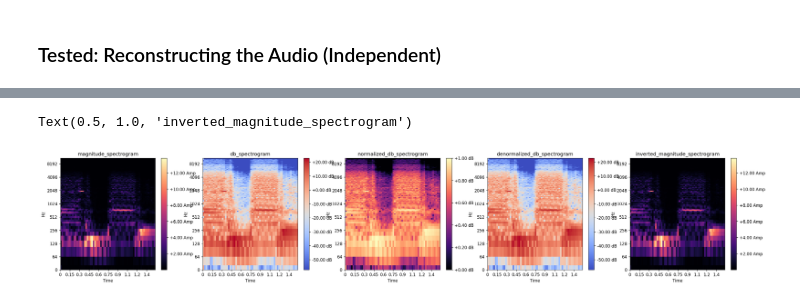
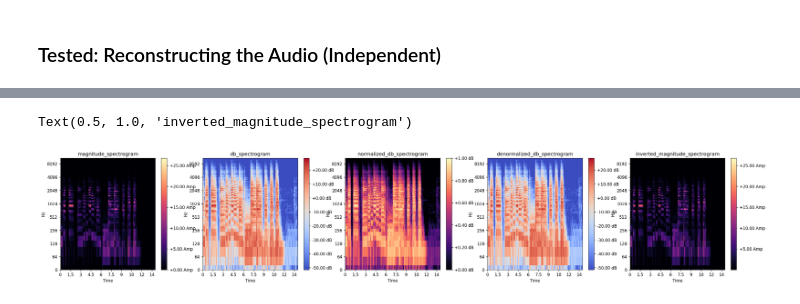
Before and after one commit to PratikStar/google-colab, a Jupyter notebook: 1_2_Create_Audio_Spectrogram_(Windowed_version)_LATEST.ipynb, the cells around one changed output, grey strips where cells are left out. Cells and saved outputs as stored; diff of their text form; code cells hidden in the pictures.

Commit message:
istft gold

```diff
--- a/1_2_Create_Audio_Spectrogram_(Windowed_version)_LATEST.ipynb
+++ b/1_2_Create_Audio_Spectrogram_(Windowed_version)_LATEST.ipynb
@@ -42,9 +42,11 @@ import matplotlib.pyplot as plt
 import inspect
 import soundfile as sf
 import math
+import sys
+
 
 SHOW_LOGS = True
-LOG_LEVEL = 1 # {1-6} High Value -> High verbosity
+LOG_LEVEL = 5 # {1-6} High Value -> High verbosity
 
 def log(logline, log_level = 1):
     if SHOW_LOGS and log_level <= LOG_LEVEL:
@@ -64,6 +66,7 @@ class Loader:
         self.mono = mono
         self.signal = None
         Utils._create_folder_if_it_doesnt_exist(audio_segments_save_dir)
+        self.audio_segments_save_dir = audio_segments_save_dir
 
     def load(self, file_path):
         self.signal = librosa.load(file_path,
@@ -78,7 +81,7 @@ class Loader:
         log("Raw signal: " + str(self.signal), 6)
         return self.signal
     def save(self, filepath):
-        sf.write(filepath, self.signal, self.sample_rate)
+        sf.write(os.path.join(self.audio_segments_save_dir, filepath), self.signal, self.sample_rate)
 
 
 class Padder:
@@ -117,8 +120,9 @@ class LogSpectrogramExtractor:
                             hop_length=self.hop_length)[:-1]
         log("Shape of stft: " + str(stft.shape), 2)
         spectrogram = np.abs(stft) # https://librosa.org/doc/main/generated/librosa.stft.html abs gives the magnitude
+        phases = np.angle(stft)
         log_spectrogram = librosa.amplitude_to_db(spectrogram)
-        return log_spectrogram
+        return log_spectrogram, phases
 
 class FeatureExtractor:
     """ Extracts some features like Clip ID and Passage ID"""
@@ -294,7 +298,7 @@ class PreprocessingPipeline:
 
         if self._is_padding_necessary(signal):
             signal = self._apply_padding(signal)
-        feature = self.spectrogram_extractor.extract(signal)
+        feature, phases = self.spectrogram_extractor.extract(signal)
 
         norm_feature = self.normaliser.normalise(feature)
 
@@ -324,9 +328,9 @@ class PreprocessingPipeline:
 # %% [markdown]
 ## Driver Code
 # %%
+# sys.exit()
 ## TOBE <CLIP_ID>-<PASSAGE_ID>-<SEGMENT_ID> <AMP_NAME>.wav.npy
 ## 00000-06-00 DI.wav.png is not present
-
 ### For Audio Loading
 SAMPLE_RATE = 22050
 MONO = True
@@ -339,10 +343,10 @@ SEGMENT_DURATION = 0.74  # in seconds
 # Dimensions: (FRAME_SIZE / 2) x ceil(SAMPLE_RATE * DURATION / HOP_LENGTH)
 
 ### For Processing
-MAX_NUMBER_OF_SEGMENTS = math.inf
+MAX_NUMBER_OF_SEGMENTS = 1 # math.inf
 SAVE_SEGMENTS_FLG=True
-SPECTROGRAM_SAVE_FLG=True
-SPECTROGRAM_IMG_SAVE_FLG=True
+SPECTROGRAM_SAVE_FLG=False
+SPECTROGRAM_IMG_SAVE_FLG=False
 VISUALIZE_FLG=False
 EXTERNAL_FEATURES_FLG=False
 
@@ -624,20 +478,30 @@ PreprocessingPipeline: Processing Segment: 00000-05-502 DI.wav
 # %% [markdown]
 ### Tested: Reconstructing the Audio (Independent)
 # %%
+import tensorflow as tf
 import soundfile as sf
 import librosa
 import librosa.display
 import numpy as np
 
+### Config
+SAMPLE_RATE=22050
+FRAME_SIZE=512
+HOP_LENGTH=FRAME_SIZE //2
+DURATION=7 # seconds
+OFFSET=1 # seconds
 ############### AUDIO --> load --> stft --> np.abs --> amplitude_to_db --> normalize --> SPECTROGRAM
-y, sr = librosa.load('/content/drive/MyDrive/Music/VAE/audio-segments/00003-05-07 01C Brit Plexi Jump.wav',
-                     sr=22050,
-                    #  duration=0.74,
-                    #  offset=0.5,
+y, sr = librosa.load('/content/drive/MyDrive/Music/VAE/audio/00001-05 01A US Double Nrm.wav',
+                     sr=SAMPLE_RATE,
+                     duration=DURATION,
+                     offset=OFFSET,
                      mono=True)
+
+sf.write('/content/drive/MyDrive/Music/VAE/audio-reconstructed-2022/original 00001-05 01A US Double Nrm.wav', y, sr)
+
 stft = librosa.stft(y,
-                    n_fft=512, # framesize
-                    hop_length=256 # frame_size/2
+                    n_fft=FRAME_SIZE, # framesize
+                    hop_length=HOP_LENGTH # frame_size/2
                     )
 magnitude_spectrogram = np.abs(stft)
 phase_spectrogram = np.angle(stft) # not used
@@ -651,24 +515,45 @@ print("Min: {}".format(og_db_min))
 print("Max: {}".format(og_db_max))
 normalized_db_spectrogram = normalized_db_spectrogram * (max_value - min_value) + min_value
 print(normalized_db_spectrogram.shape)
+
 ###############
 
 
 ############### SPECTROGRAM --> denormalize --> db_to_amplitude --> griffinlim --> AUDIO
-denormalized_db_spectrogram = (normalized_db_spectrogram - min) / (max - min)
+denormalized_db_spectrogram = (normalized_db_spectrogram - min_value) / (max_value - min_value)
 denormalized_db_spectrogram = denormalized_db_spectrogram * (og_db_max - og_db_min) + og_db_min
 
 inverted_magnitude_spectrogram = librosa.db_to_amplitude(denormalized_db_spectrogram)
 
-y_inv = librosa.griffinlim(inverted_magnitude_spectrogram,
-                           hop_length=256
+# griffinlim
+y_inv_griffinlim = librosa.griffinlim(inverted_magnitude_spectrogram,
+                           hop_length=HOP_LENGTH
                            ) # "Approximate magnitude spectrogram inversion"
-sf.write('/content/drive/MyDrive/Music/VAE/audio-reconstructed-2022/griffinlim 00003-05-07 01C Brit Plexi Jump.wav', y_inv, sr)
+sf.write('/content/drive/MyDrive/Music/VAE/audio-reconstructed-2022/griffinlim 00001-05 01A US Double Nrm.wav', y_inv_griffinlim, SAMPLE_RATE)
 
-# Invert without estimating phase
-y_istft = librosa.istft(inverted_magnitude_spectrogram,
-                        hop_length=256)
-sf.write('/content/drive/MyDrive/Music/VAE/audio-reconstructed-2022/istft 00003-05-07 01C Brit Plexi Jump.wav', y_istft, sr)
+# griffinlim_cqt
+# y_inv_griffinlim_cqt = librosa.griffinlim_cqt(inverted_magnitude_spectrogram,
+#                            hop_length=HOP_LENGTH,
+#                            sr=SAMPLE_RATE
+#                            ) # "Approximate constant Q magnitude spectrogram inversion"
+# sf.write('/content/drive/MyDrive/Music/VAE/audio-reconstructed-2022/griffinlim_cqt 00003-05-07 01C Brit Plexi Jump.wav', y_inv_griffinlim_cqt, SAMPLE_RATE)
+
+# istft
+y_inv_istft = librosa.istft(inverted_magnitude_spectrogram,
+                        hop_length=HOP_LENGTH)
+sf.write('/content/drive/MyDrive/Music/VAE/audio-reconstructed-2022/istft 00001-05 01A US Double Nrm.wav', y_inv_istft, SAMPLE_RATE)
+
+# tensorflow inverse_stft
+y_inv_tf_inverse_stft = tf.signal.inverse_stft(
+    stft,
+    frame_length=FRAME_SIZE, # window length from librosa
+    frame_step=HOP_LENGTH,
+    fft_length=FRAME_SIZE,
+    window_fn=tf.signal.inverse_stft_window_fn(FRAME_SIZE),
+    name=None
+)
+sf.write('/content/drive/MyDrive/Music/VAE/audio-reconstructed-2022/tf_inverse_stft 00001-05 01A US Double Nrm.wav', y_inv_tf_inverse_stft, SAMPLE_RATE)
+
 ###############
 
 
@@ -714,2 +599,2 @@ Max: 22.823640823364258
 Text(0.5, 1.0, 'inverted_magnitude_spectrogram')
-[figure, old version]
+[figure, new version]
```
Also changed, not shown: parts of 7 cells of this notebook.
